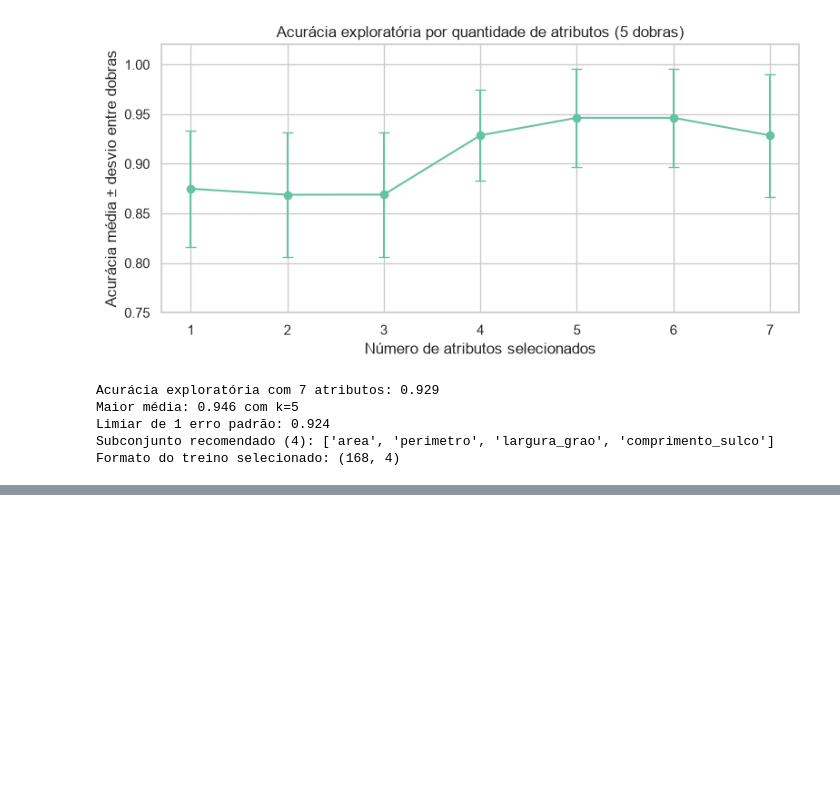
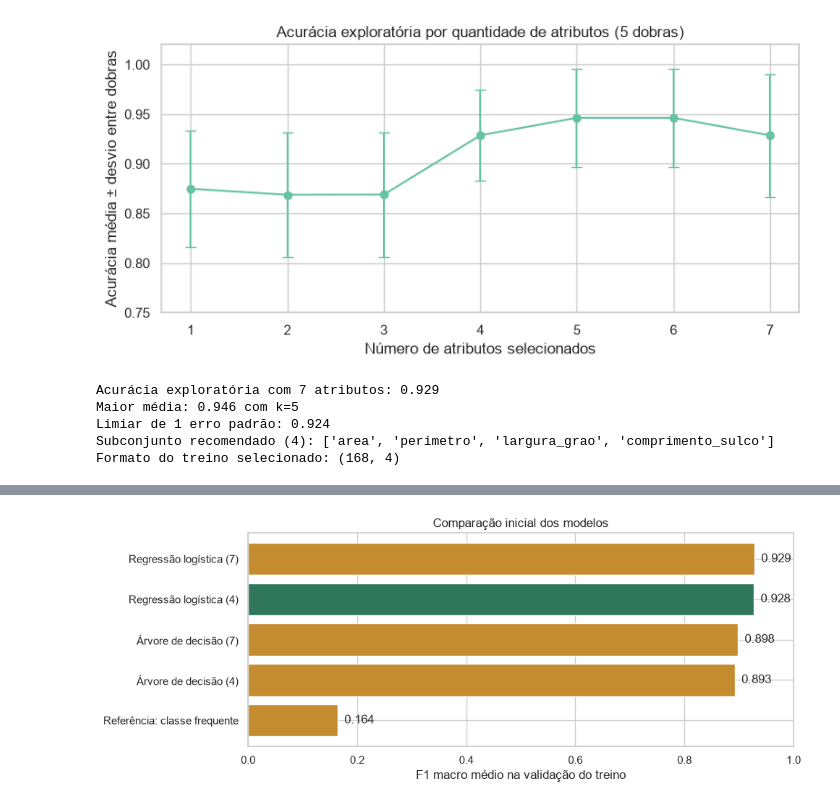
Before and after one commit to gabriel-felix-dev/machine-learning-av2, a Jupyter notebook: machine_learning_av2.ipynb, the cells around one changed output, grey strips where cells are left out. Saved outputs shown, nothing was run; the diff lists cells and outputs as text; code cells hidden in the pictures; blank space fills up the shorter version.

```diff
--- a/machine_learning_av2.ipynb
+++ b/machine_learning_av2.ipynb
@@ -344,0 +374,21 @@ Formato do treino selecionado: (168, 4)
+# %%
+# Definimos uma referência simples e dois classificadores com quatro ou sete atributos.
+from sklearn.dummy import DummyClassifier
+from sklearn.model_selection import cross_validate
+from sklearn.tree import DecisionTreeClassifier
+
+modelos_20_11 = {
+    "referencia_classe_mais_frequente": DummyClassifier(strategy="most_frequent"),
+}
+for k in (4, 7):
+    modelos_20_11[f"regressao_logistica_{k}"] = Pipeline([
+        ("selecao", SelectKBest(score_func=f_classif, k=k)),
+        ("padronizacao", StandardScaler()),
+        ("classificador", LogisticRegression(max_iter=2000, random_state=RANDOM_STATE)),
+    ])
+    modelos_20_11[f"arvore_decisao_{k}"] = Pipeline([
+        ("selecao", SelectKBest(score_func=f_classif, k=k)),
+        ("classificador", DecisionTreeClassifier(random_state=RANDOM_STATE)),
+    ])
+
+print("Candidatos:", ", ".join(modelos_20_11))
@@ -344,0 +431,23 @@ Formato do treino selecionado: (168, 4)
+# %%
+# Mostramos o F1 macro médio de cada candidato para facilitar a comparação visual.
+dados_grafico_20_11 = comparacao_modelos_20_11.sort_values("f1_macro_cv")
+rotulos_modelos_20_11 = {
+    "referencia_classe_mais_frequente": "Referência: classe frequente",
+    "arvore_decisao_4": "Árvore de decisão (4)",
+    "arvore_decisao_7": "Árvore de decisão (7)",
+    "regressao_logistica_4": "Regressão logística (4)",
+    "regressao_logistica_7": "Regressão logística (7)",
+}
+cores_20_11 = [
+    "#2F765A" if nome == "regressao_logistica_4" else "#C48B2F"
+    for nome in dados_grafico_20_11["modelo"]
+]
+fig, ax = plt.subplots(figsize=(10, 4))
+ax.barh(dados_grafico_20_11["modelo"].map(rotulos_modelos_20_11), dados_grafico_20_11["f1_macro_cv"], color=cores_20_11)
+ax.set(xlim=(0, 1), xlabel="F1 macro médio na validação do treino", title="Comparação inicial dos modelos")
+for i, valor in enumerate(dados_grafico_20_11["f1_macro_cv"]):
+    ax.text(valor + 0.012, i, f"{valor:.3f}", va="center")
+plt.tight_layout()
+plt.show()
+# %% [output]
+[figure, added]
```
Also changed, not shown: parts of 12 cells of this notebook, 13 other files.
